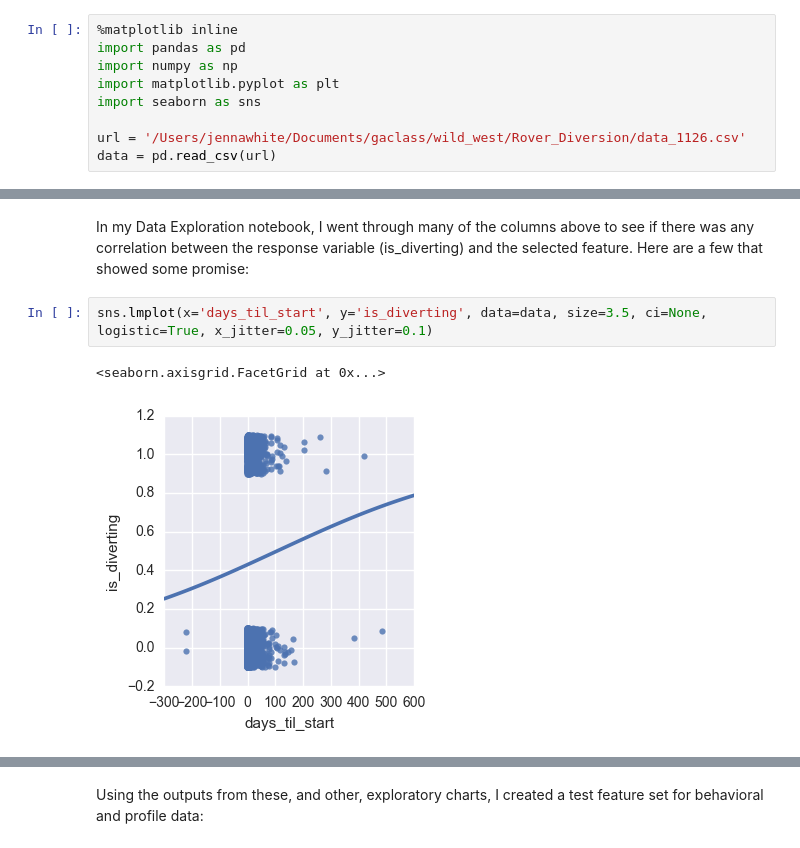
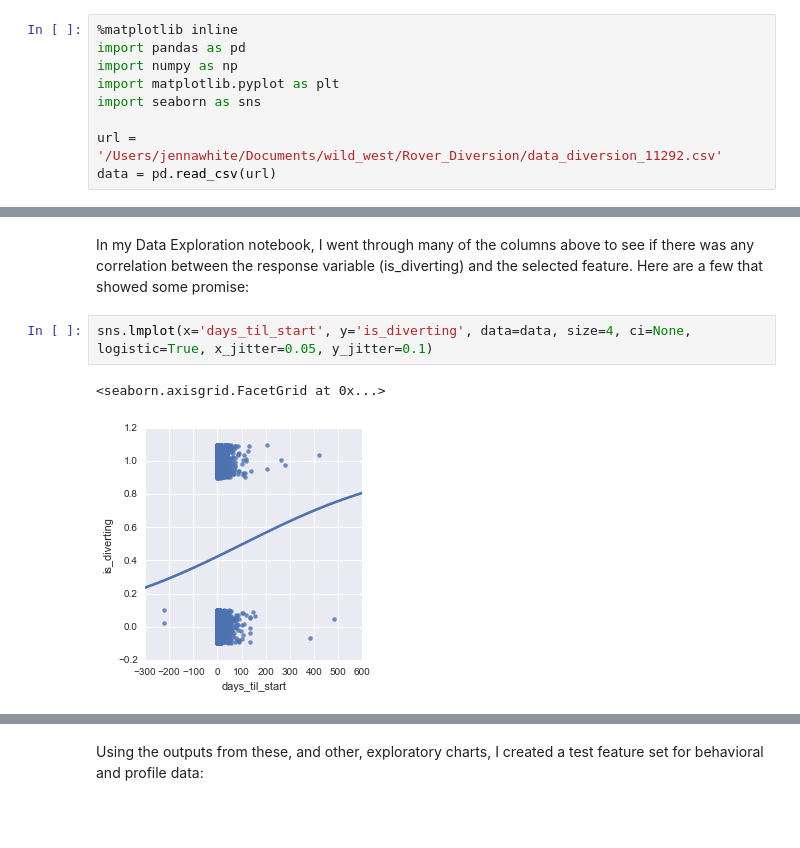
Before and after one commit to jennawhite/wild_west, a Jupyter notebook: Rover_Diversion/Project_Paper.ipynb, the cells around one changed output, grey strips where cells are left out. Drawn from its saved outputs; the diff is of its cells as text; blank space fills up the shorter version.

```diff
--- a/Rover_Diversion/Project_Paper.ipynb
+++ b/Rover_Diversion/Project_Paper.ipynb
@@ -14,7 +14,7 @@ import numpy as np
 import matplotlib.pyplot as plt
 import seaborn as sns
 
-url = '/Users/jennawhite/Documents/gaclass/wild_west/Rover_Diversion/data_1126.csv'
+url = '/Users/jennawhite/Documents/wild_west/Rover_Diversion/data_diversion_11292.csv'
 data = pd.read_csv(url)
 # %%
 data.shape
@@ -88,9 +88,9 @@ Index([u'conversation_id', u'diversion_tickets', u'first_diversion_ticket',
 # %% [markdown]
 In my Data Exploration notebook, I went through many of the columns above to see if there was any correlation between the response variable (is_diverting) and the selected feature. Here are a few that showed some promise:
 # %%
-sns.lmplot(x='days_til_start', y='is_diverting', data=data, size=3.5, ci=None, logistic=True, x_jitter=0.05, y_jitter=0.1)
+sns.lmplot(x='days_til_start', y='is_diverting', data=data, size=4, ci=None, logistic=True, x_jitter=0.05, y_jitter=0.1)
 # %% [output]
 <seaborn.axisgrid.FacetGrid at 0x...>
-[figure, old version]
+[figure, new version]
 # %%
 #by overnight or day-time, there doesn't seem to be a bias towards diverting...
```
Also changed, not shown: parts of 53 cells of this notebook, 1 other file.
